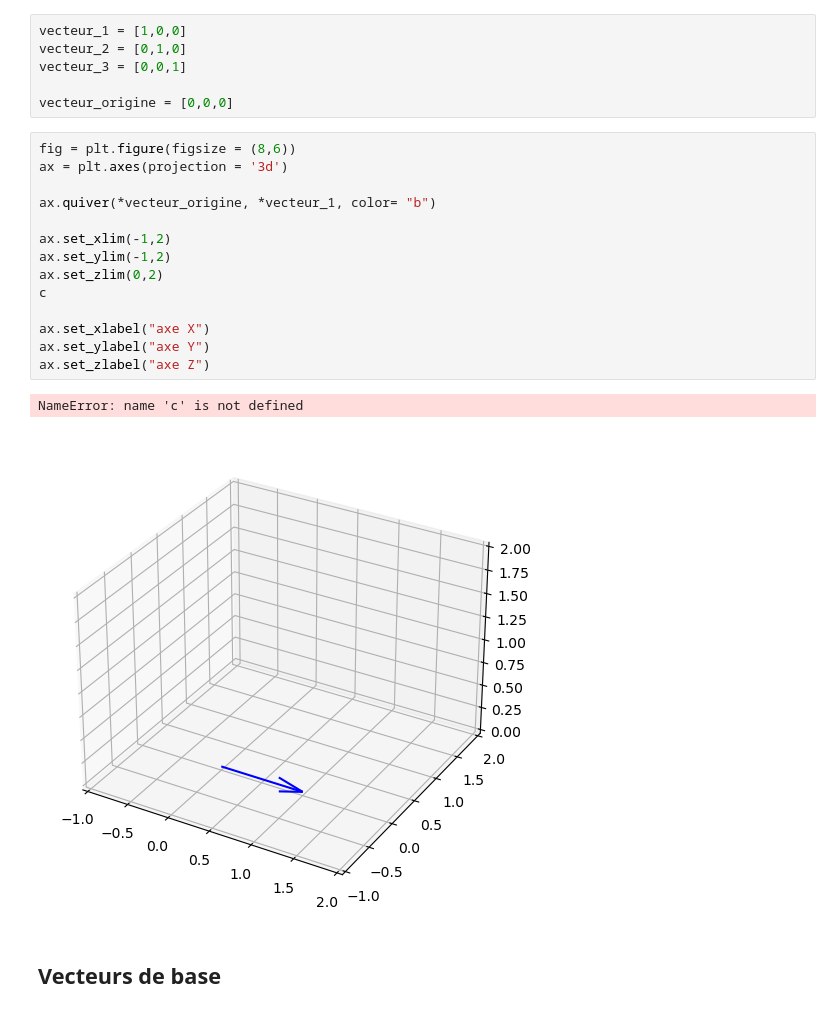
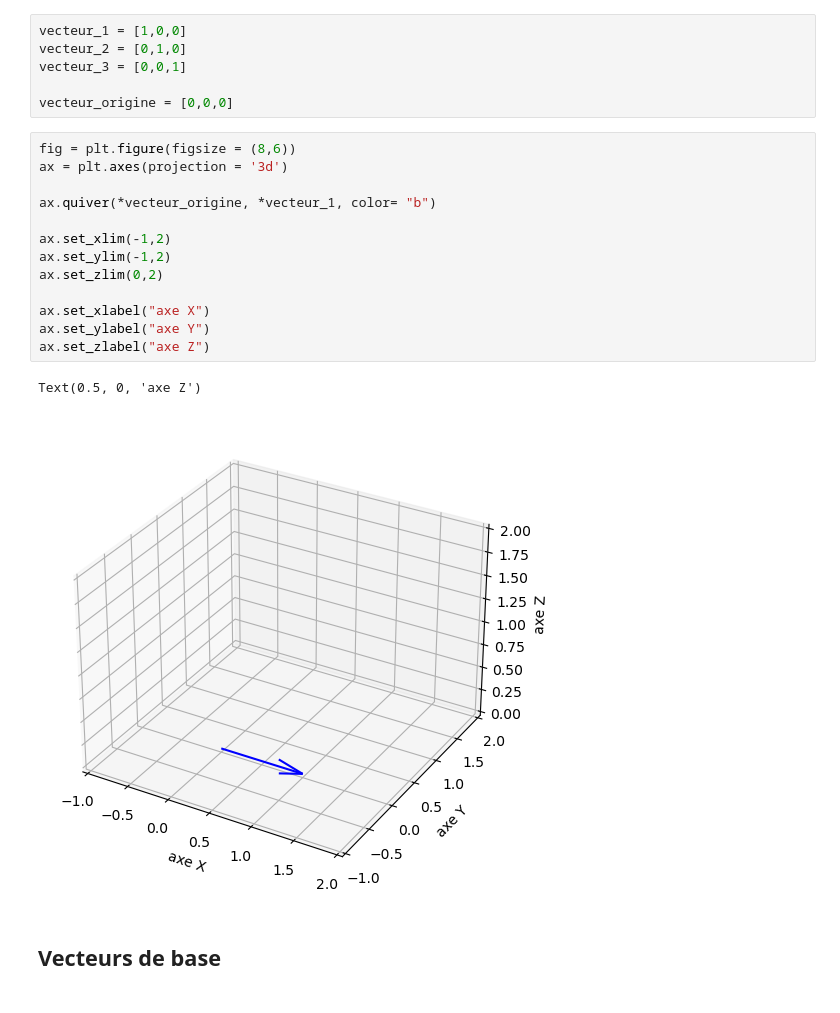
Before and after one commit to Brice-KENGNI-ZANGUIM/Python-pour-les-Mathematiques, a Jupyter notebook: Visualiser un champ de vecteurs.ipynb, the cells around one changed output. Drawn from its saved outputs; the diff is of its cells as text.

```diff
--- a/Visualiser un champ de vecteurs.ipynb
+++ b/Visualiser un champ de vecteurs.ipynb
@@ -277,20 +277,19 @@ vecteur_origine = [0,0,0]
 # %%
 fig = plt.figure(figsize = (8,6))
 ax = plt.axes(projection = '3d')
 
 ax.quiver(*vecteur_origine, *vecteur_1, color= "b")
 
 ax.set_xlim(-1,2)
 ax.set_ylim(-1,2)
 ax.set_zlim(0,2)
-c
 
 ax.set_xlabel("axe X")
 ax.set_ylabel("axe Y")
 ax.set_zlabel("axe Z")
 # %% [output]
-NameError: name 'c' is not defined
+Text(0.5, 0, 'axe Z')
-[figure, old version]
+[figure, new version]
 # %% [markdown]
 <h2>  <strong>  Vecteurs de base
 # %%
```
Also changed, not shown: parts of 5 cells of this notebook.
